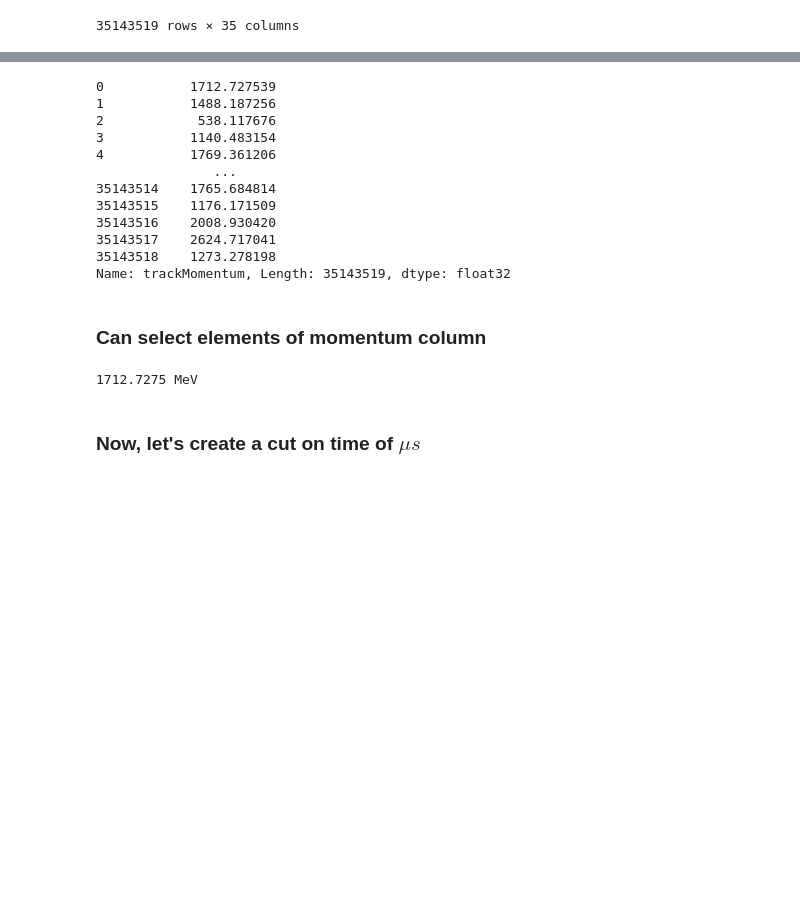
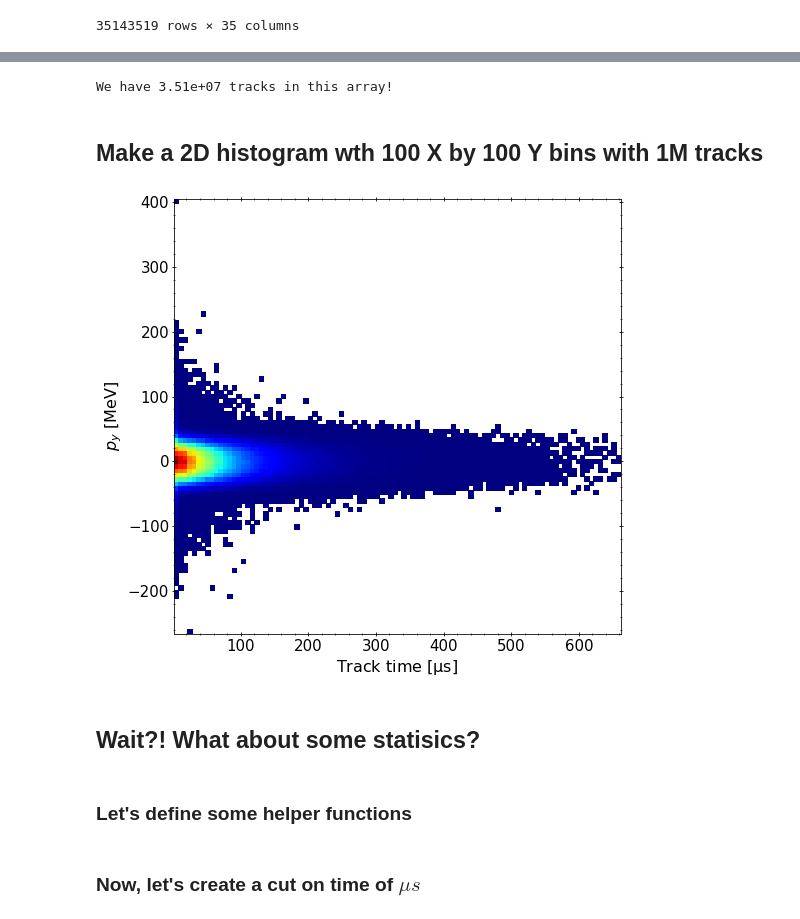
Before and after one commit to glukicov/EDMTracking, a Jupyter notebook: PYReadTree.ipynb, the cells around one changed output, grey strips where cells are left out. Cells and saved outputs as stored; diff of their text form; code cells hidden in the pictures; blank space fills up the shorter version.

Commit message:
Reading ROOT Trees into pandas

```diff
--- a/PYReadTree.ipynb
+++ b/PYReadTree.ipynb
@@ -18,5 +18,5 @@ Welcome to JupyROOT 6.18/04
 # %%
-data = read_root('DATA/Trees/60h_quality.root', 'QualityTracks')
+data = read_root('DATA/Trees/60h_all_quality_tracks.root', 'QualityTracks')
 # %% [markdown]
 ### Get a quick glimpse of data (head and tail)
 # %%
@@ -62,22 +43,31 @@ memory usage: 4.2 GB
-# %%
-p = data['trackMomentum']
-print(p)
-# %% [output]
-0           1712.727539
-1           1488.187256
-2            538.117676
-3           1140.483154
-4           1769.361206
-               ...
-35143514    1765.684814
-35143515    1176.171509
-35143516    2008.930420
-35143517    2624.717041
-35143518    1273.278198
-Name: trackMomentum, Length: 35143519, dtype: float32
-# %% [markdown]
-### Can select elements of momentum column
-# %%
-print(p[0], "MeV")
-# %% [output]
-1712.7275 MeV
+# %%
+py = data['trackMomentumY'] # select by column name
+t = data['trackT0']*1e-3  # ns -> us
+print("We have", "{:.2e}".format(len(t)), "tracks in this array!")
+# %% [output]
+We have 3.51e+07 tracks in this array!
+# %% [markdown]
+## Make a 2D histogram wth 100 X by 100 Y bins with 1M tracks
+# %%
+import matplotlib.pyplot as plt # import plotting module
+import numpy as np # import fast array and maths module
+fig, ax = plt.subplots()
+h, x, y, image = plt.hist2d(t[0:int(1e6)], py[0:int(1e6)], bins=(100, 100), cmap=plt.cm.jet, cmin=1) #add 2D histo on top
+fig.set_size_inches(8, 8)
+
+font_size=16 # set a global constans
+# Pretify plot (can be part of a function to avoid copying code)
+ax.set_xlabel(xlabel=r"Track time [$\mathrm{\mu}$s]", fontsize=font_size)
+ax.set_ylabel(ylabel=r"$p_y$ [MeV]", fontsize=font_size)
+ax.tick_params(axis='x', which='both', bottom=True, top=True, direction='inout')
+ax.tick_params(axis='y', which='both', left=True, right=True, direction='inout')
+ax.minorticks_on()
+plt.xticks(fontsize=font_size-1)
+plt.yticks(fontsize=font_size-1)
+plt.show()
+# %% [output]
+[figure, added]
+# %% [markdown]
+## Wait?! What about some statisics?
+# %% [markdown]
+### Let's define some helper functions
```
Also changed, not shown: parts of 16 cells of this notebook.
